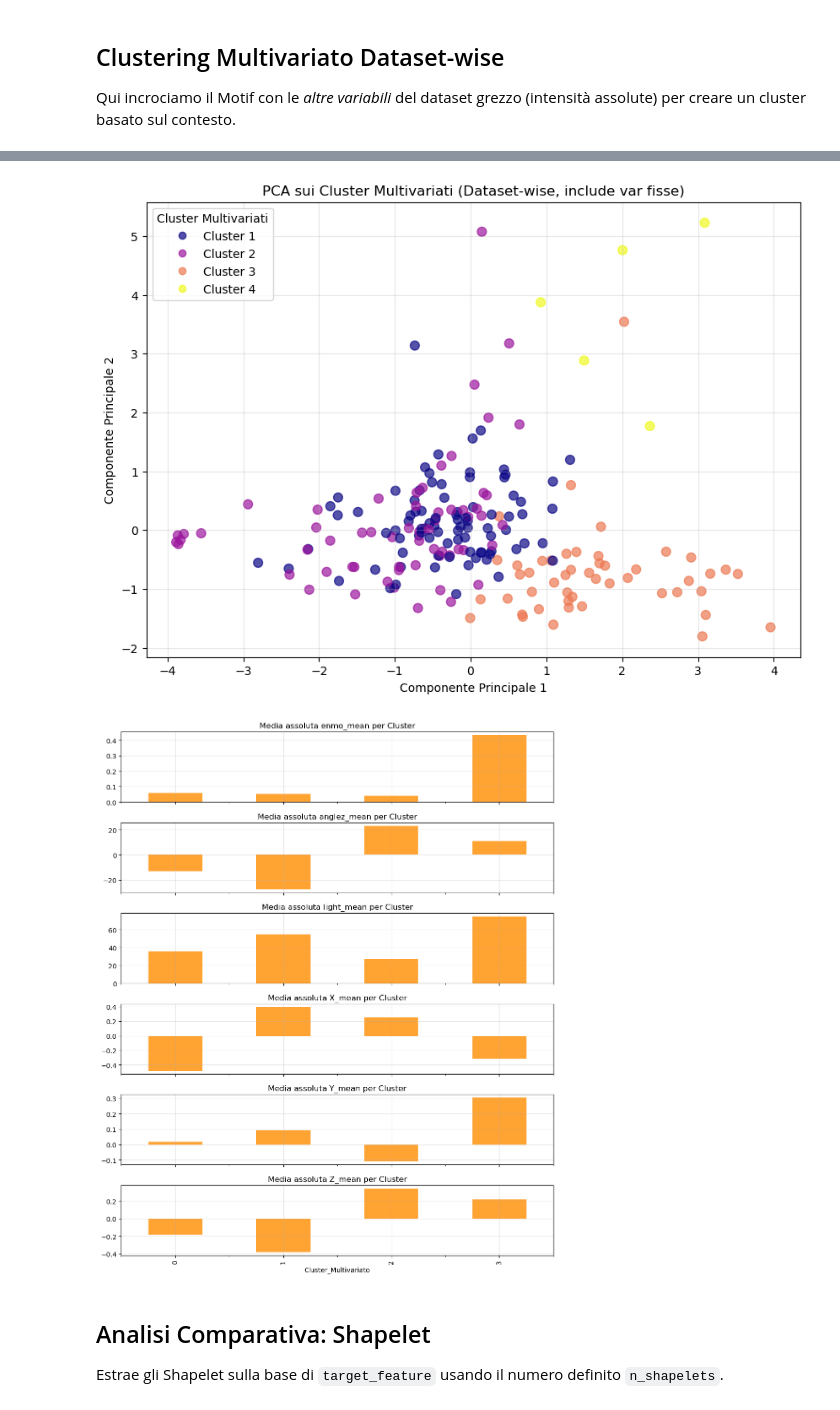
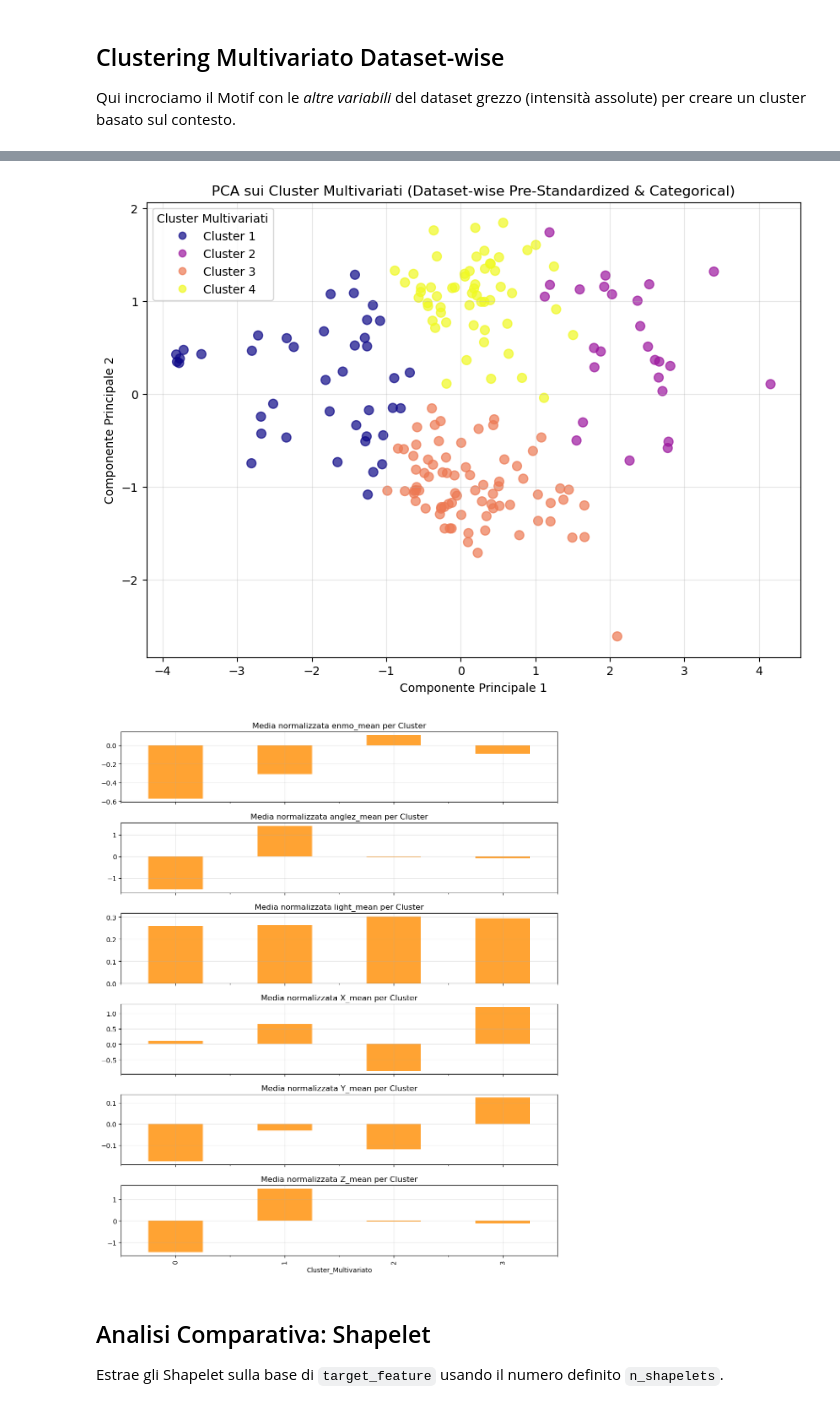
Before and after one commit to alessialaconca/Data_Mining_2_Child_Mind_Institute, a Jupyter notebook: ale/motifs_discords.ipynb, the cells around one changed output, grey strips where cells are left out. Saved outputs shown, nothing was run; the diff lists cells and outputs as text; code cells hidden in the pictures.

```diff
--- a/ale/motifs_discords.ipynb
+++ b/ale/motifs_discords.ipynb
@@ -299,12 +299,13 @@ Qui incrociamo il Motif con le *altre variabili* del dataset grezzo (intensità
 # %%
 from IPython.display import display
 
-print("Caricamento dataset grezzo (valori assoluti)...")
-ts_raw_data = pd.read_pickle('CMI_timeseries_dataset.pkl.gz')
+print("Caricamento dataset normalizzato dataset-wise...")
+# CARICHIAMO IL NUOVO DATASET GIA' NORMALIZZATO
+ts_raw_data = pd.read_pickle('ts_datasetwise_normalized.pkl.gz')
 
 motif_features_list = []
 
-# Usiamo la prima feature della lista (enmo) come ancora temporale
+# Usiamo la prima feature della lista come ancora temporale
 anchor_feature = target_features[0]
 print(f"Estrazione contesto multivariato ancorato sui Motif trovati su '{anchor_feature}'...")
 
@@ -332,33 +333,49 @@ for i, ts_df in enumerate(subset_ts):
     motif_features_list.append(features)
 
 df_motif_features = pd.DataFrame(motif_features_list)
-# Dummy per le variabili categoriche/fisse
+# Dummy per le variabili categoriche/fisse (Queste VENGONO usate nel clustering!)
 df_motif_encoded = pd.get_dummies(df_motif_features, columns=['weekday_mode', 'quarter_mode'])
 
 cols_to_drop = ['sii_binary']
 X_cluster = df_motif_encoded.drop(columns=cols_to_drop)
 
-scaler = StandardScaler()
-numeric_cols = ['enmo_mean', 'anglez_mean', 'light_mean', 'X_mean', 'Y_mean', 'Z_mean']
-X_cluster[numeric_cols] = scaler.fit_transform(X_cluster[numeric_cols])
+# NON USIAMO PIU' STANDARD SCALER QUI
+# I dati sono già stati standardizzati globalmente in preprocessing!
 X_cluster = X_cluster.astype(float)
 
 print(f"\nEsecuzione KMeans Multivariato (K={k_clusters_multi})...")
 kmeans_multi = KMeans(n_clusters=k_clusters_multi, random_state=42)
 multi_clusters = kmeans_multi.fit_predict(X_cluster)
+
+# Aggiungiamo i cluster ad entrambi i dataframe per l'analisi
 df_motif_features['Cluster_Multivariato'] = multi_clusters
+df_motif_encoded['Cluster_Multivariato'] = multi_clusters
 
-print("\n--- MEDIE NUMERICHE DEI VALORI PER CLUSTER MULTIVARIATO ---")
-cluster_profiles = df_motif_features.groupby('Cluster_Multivariato').mean(numeric_only=True)
+print("\n--- PROFILO DEI CLUSTER: MEDIE NUMERICHE E DISTRIBUZIONI CATEGORICHE ---")
+# Usiamo df_motif_encoded così vediamo le percentuali (medie) delle variabili dummy categoriche!
+cluster_profiles = df_motif_encoded.groupby('Cluster_Multivariato').mean()
+# Riappendiamo la target variable solo per visualizzazione post-hoc
+cluster_profiles['sii_binary_mean'] = df_motif_features.groupby('Cluster_Multivariato')['sii_binary'].mean()
 display(cluster_profiles)
 
 print("\n--- INTERPRETAZIONE DEI CLUSTER MULTIVARIATI ---")
 for i, row in cluster_profiles.iterrows():
     print(f"- Cluster {i+1}:")
-    print(f"   * Attività media (enmo): {row['enmo_mean']:.4f}")
-    print(f"   * Inclinazione media polso (anglez): {row['anglez_mean']:.2f}")
-    print(f"   * Luce ambientale media: {row['light_mean']:.1f}")
-    print(f"   * Correlazione con Problematic Internet Use (sii_binary): {row['sii_binary']*100:.1f}% dei bambini in questo cluster sono 'casi problematici'.")
+    print(f"   * Attività media (enmo norm.): {row['enmo_mean']:.4f}")
+    print(f"   * Inclinazione media polso (anglez norm.): {row['anglez_mean']:.2f}")
+    print(f"   * Luce ambientale media (norm.): {row['light_mean']:.3f}")
+
+    # Trova il giorno e la stagione predominanti guardando le percentuali massime delle dummy
+    weekday_cols = [c for c in row.index if 'weekday_mode' in c]
+    quarter_cols = [c for c in row.index if 'quarter_mode' in c]
+    if weekday_cols:
+        top_day = max(weekday_cols, key=lambda c: row[c])
+        print(f"   * Giorno predominante: {top_day.replace('weekday_mode_', 'Giorno ')} ({row[top_day]*100:.1f}%)")
+    if quarter_cols:
+        top_quarter = max(quarter_cols, key=lambda c: row[c])
+        print(f"   * Stagione predominante: {top_quarter.replace('quarter_mode_', 'Quarter ')} ({row[top_quarter]*100:.1f}%)")
+
+    print(f"   * Correlazione con Problematic Internet Use: {row['sii_binary_mean']*100:.1f}% di casi problematici.")
 
 # Visualizzazione PCA Multivariata
 print("\nGenerazione PCA Multivariata...")
@@ -368,17 +385,18 @@ plt.figure(figsize=(10, 7))
 scatter = plt.scatter(X_pca_multi[:, 0], X_pca_multi[:, 1], c=multi_clusters, cmap='plasma', alpha=0.7, s=60)
 handles, _ = scatter.legend_elements()
 plt.legend(handles, [f"Cluster {i+1}" for i in range(k_clusters_multi)], title="Cluster Multivariati")
-plt.title(f"PCA sui Cluster Multivariati (Dataset-wise, include var fisse)")
+plt.title(f"PCA sui Cluster Multivariati (Dataset-wise Pre-Standardized & Categorical)")
 plt.xlabel("Componente Principale 1")
 plt.ylabel("Componente Principale 2")
 plt.grid(True, alpha=0.3)
 plt.show()
 
-# Grafici a Barre
+# Grafici a Barre (solo numeriche continue)
+numeric_cols = ['enmo_mean', 'anglez_mean', 'light_mean', 'X_mean', 'Y_mean', 'Z_mean']
 fig, axs = plt.subplots(len(numeric_cols), 1, figsize=(10, 12), sharex=True)
 for j, col in enumerate(numeric_cols):
     cluster_profiles[col].plot(kind='bar', ax=axs[j], color='darkorange', alpha=0.8)
-    axs[j].set_title(f'Media assoluta {col} per Cluster')
+    axs[j].set_title(f'Media normalizzata {col} per Cluster')
     axs[j].grid(True, alpha=0.3)
 plt.tight_layout()
 plt.show()
@@ -413,7 +431,7 @@ Esecuzione KMeans Multivariato (K=4)...
 
 Generazione PCA Multivariata...
-[figure, old version]
+[figure, new version]
-[figure, old version]
+[figure, new version]
 # %% [markdown]
 ## Analisi Comparativa: Shapelet
 Estrae gli Shapelet sulla base di `target_feature` usando il numero definito `n_shapelets`.
```
Also changed, not shown: parts of 4 cells of this notebook, 1 other file.
